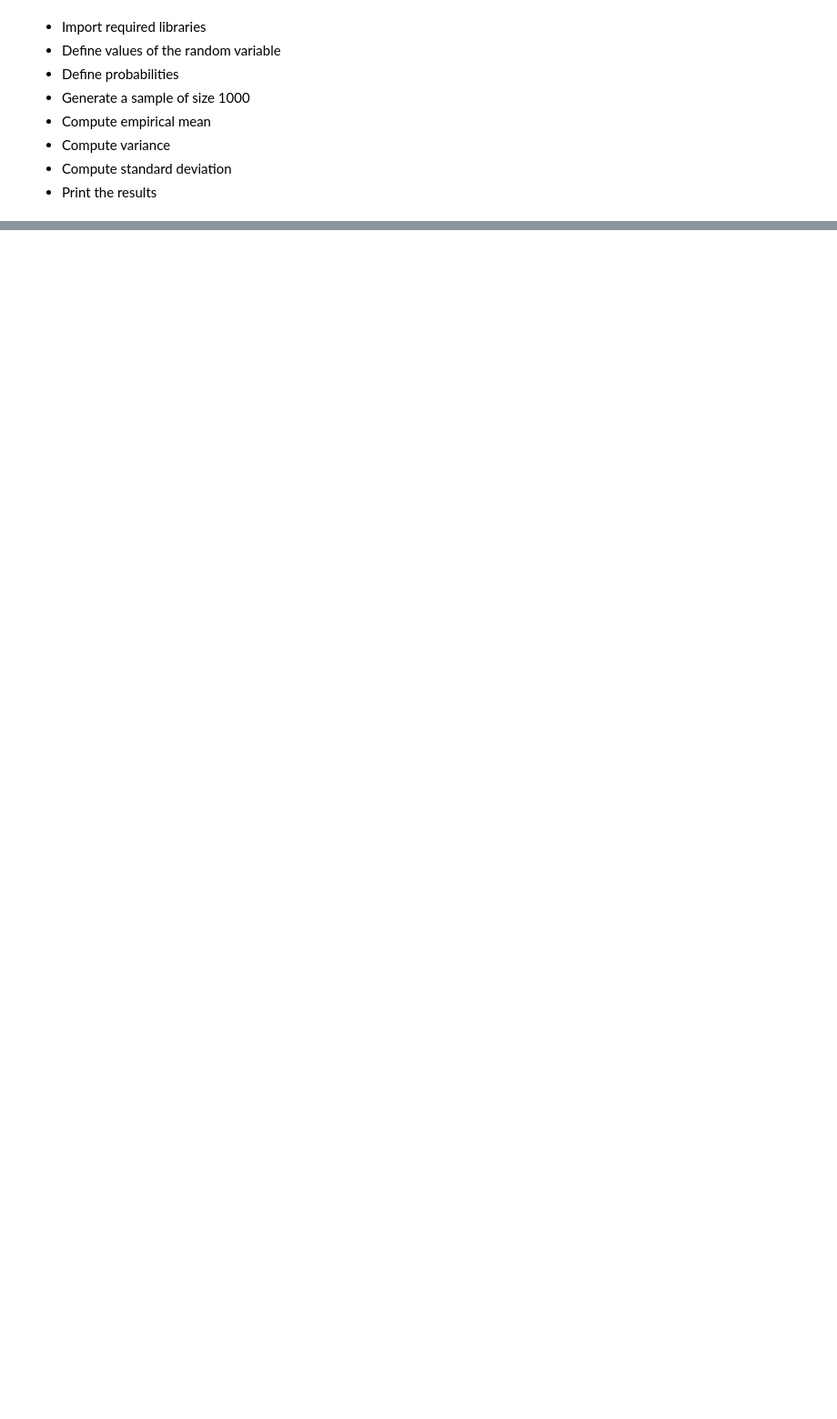
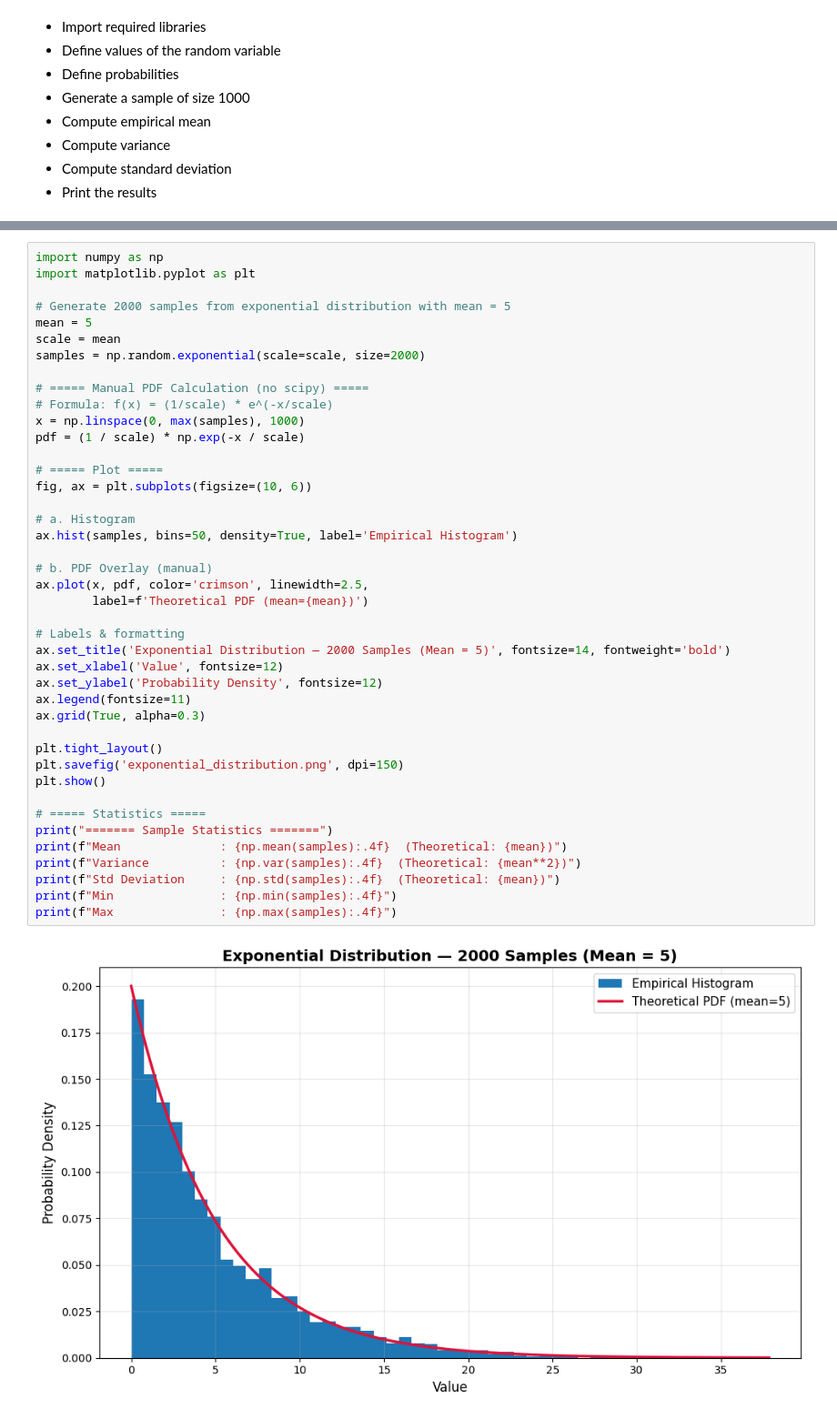
Before and after one commit to nishant8105/DS_Assignment, a Jupyter notebook: Assignment_3/probability.ipynb, the cells around one changed output, grey strips where cells are left out. Shown at 91% size. Saved outputs shown, nothing was run; the diff lists cells and outputs as text; blank space fills up the shorter version.

Commit message:
Continous random vairiable complete

```diff
--- a/Assignment_3/probability.ipynb
+++ b/Assignment_3/probability.ipynb
@@ -206,0 +215,44 @@ Empirical Standard Deviation: 0.7901999746899515
+# %%
+import numpy as np
+import matplotlib.pyplot as plt
+
+# Generate 2000 samples from exponential distribution with mean = 5
+mean = 5
+scale = mean
+samples = np.random.exponential(scale=scale, size=2000)
+
+# ===== Manual PDF Calculation (no scipy) =====
+# Formula: f(x) = (1/scale) * e^(-x/scale)
+x = np.linspace(0, max(samples), 1000)
+pdf = (1 / scale) * np.exp(-x / scale)
+
+# ===== Plot =====
+fig, ax = plt.subplots(figsize=(10, 6))
+
+# a. Histogram
+ax.hist(samples, bins=50, density=True, label='Empirical Histogram')
+
+# b. PDF Overlay (manual)
+ax.plot(x, pdf, color='crimson', linewidth=2.5,
+        label=f'Theoretical PDF (mean={mean})')
+
+# Labels & formatting
+ax.set_title('Exponential Distribution — 2000 Samples (Mean = 5)', fontsize=14, fontweight='bold')
+ax.set_xlabel('Value', fontsize=12)
+ax.set_ylabel('Probability Density', fontsize=12)
+ax.legend(fontsize=11)
+ax.grid(True, alpha=0.3)
+
+plt.tight_layout()
+plt.savefig('exponential_distribution.png', dpi=150)
+plt.show()
+
+# ===== Statistics =====
+print("======= Sample Statistics =======")
+print(f"Mean              : {np.mean(samples):.4f}  (Theoretical: {mean})")
+print(f"Variance          : {np.var(samples):.4f}  (Theoretical: {mean**2})")
+print(f"Std Deviation     : {np.std(samples):.4f}  (Theoretical: {mean})")
+print(f"Min               : {np.min(samples):.4f}")
+print(f"Max               : {np.max(samples):.4f}")
+# %% [output]
+[figure, added]
```
Also changed, not shown: parts of 7 cells of this notebook, 1 other file.
